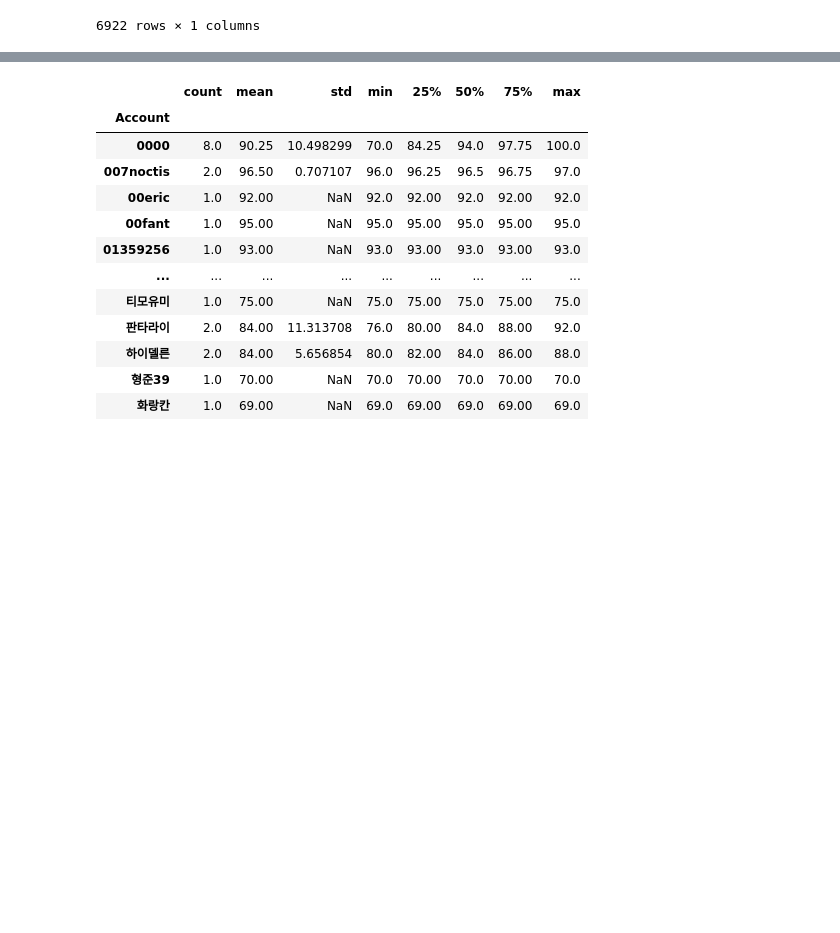
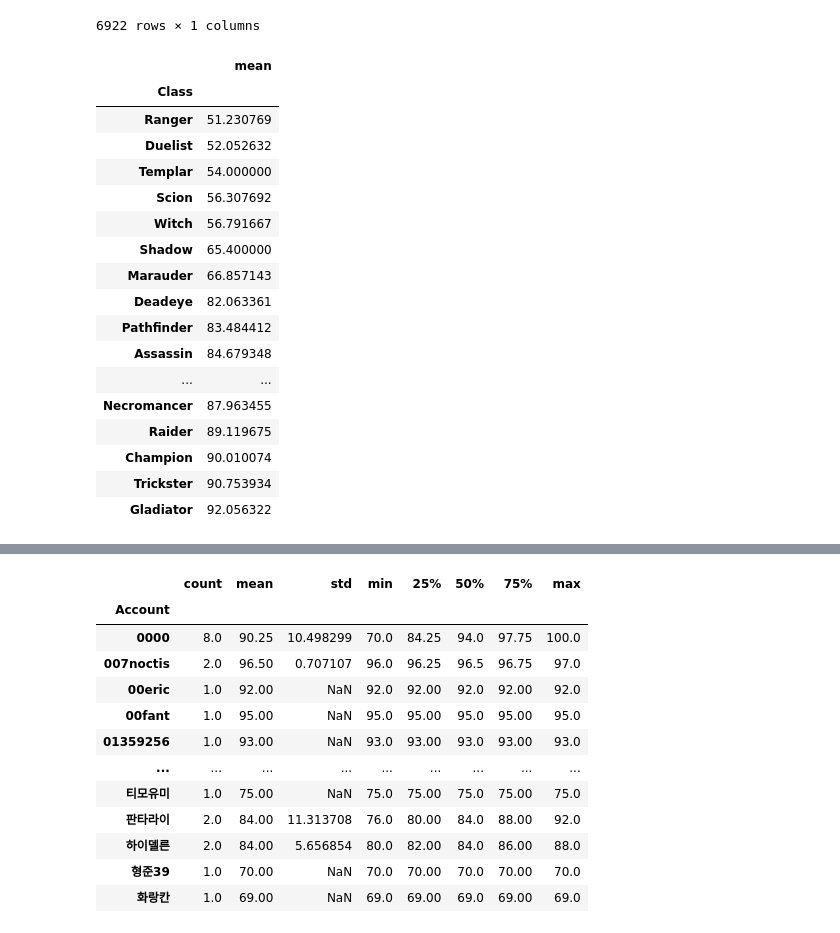
Before and after one commit to Tim-O-Neill/Path-of-Exile-Fatality-Predictor, a Jupyter notebook: eda.ipynb, the cells around one changed output, grey strips where cells are left out. Drawn from its saved outputs; the diff is of its cells as text; code cells hidden in the pictures; blank space fills up the shorter version.

```diff
--- a/eda.ipynb
+++ b/eda.ipynb
@@ -122,6 +133,27 @@ df.groupby('Account').agg(['mean'])['Dead'].sort_values(by='mean', ascending=Tru
 | L4z0rl4rz | 1.0 |
 | 화랑칸 | 1.0 |
 6922 rows × 1 columns
+# %%
+df.groupby('Class').agg(['mean'])['Level'].sort_values(by='mean', ascending=True)
+# %% [output]
+|  | mean |
+| Class |  |
+| Ranger | 51.230769 |
+| Duelist | 52.052632 |
+| Templar | 54.000000 |
+| Scion | 56.307692 |
+| Witch | 56.791667 |
+| Shadow | 65.400000 |
+| Marauder | 66.857143 |
+| Deadeye | 82.063361 |
+| Pathfinder | 83.484412 |
+| Assassin | 84.679348 |
+| ... | ... |
+| Necromancer | 87.963455 |
+| Raider | 89.119675 |
+| Champion | 90.010074 |
+| Trickster | 90.753934 |
+| Gladiator | 92.056322 |
 # %%
 df.groupby('Account').describe()
 # %% [output]
```
Also changed, not shown: parts of 7 cells of this notebook.
